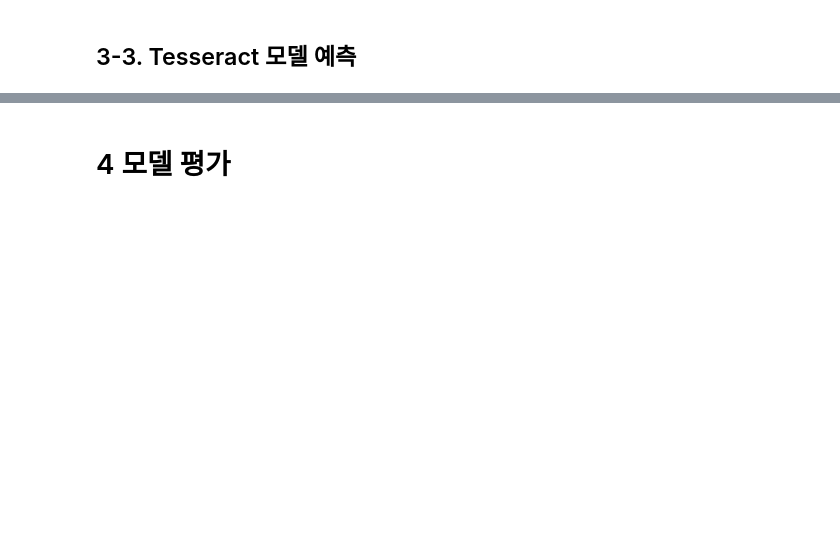
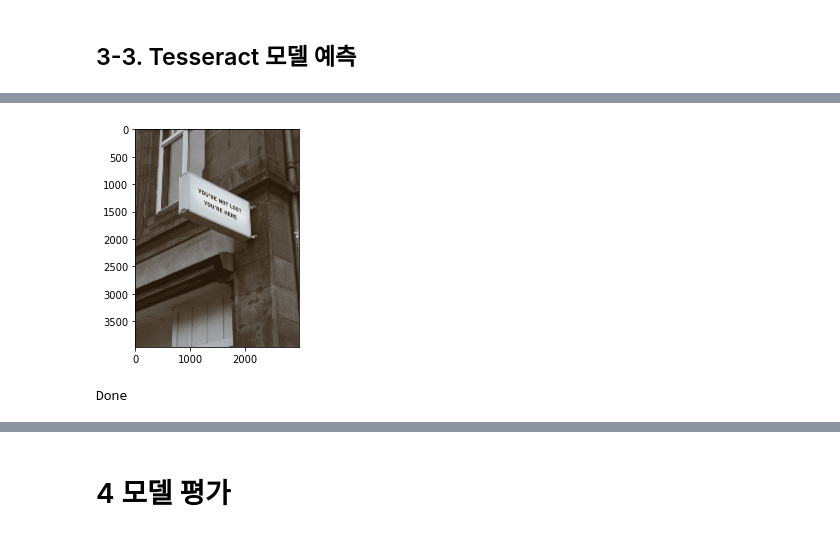
Before and after one commit to twelvesense/first-repository, a Jupyter notebook: ExplNode12.ipynb, the cells around one changed output, grey strips where cells are left out. Saved outputs shown, nothing was run; the diff lists cells and outputs as text; code cells hidden in the pictures; blank space fills up the shorter version.

```diff
--- a/ExplNode12.ipynb
+++ b/ExplNode12.ipynb
@@ -594,0 +621,9 @@ Done
+# %%
+# Tesseract 모델 예측: 04
+i = 3
+plt.imshow(images[i])
+plt.show()
+recognize_images(cropped_image_path_lists[i])
+# %% [output]
+[figure, added]
+Done
```
Also changed, not shown: parts of 64 cells of this notebook.
